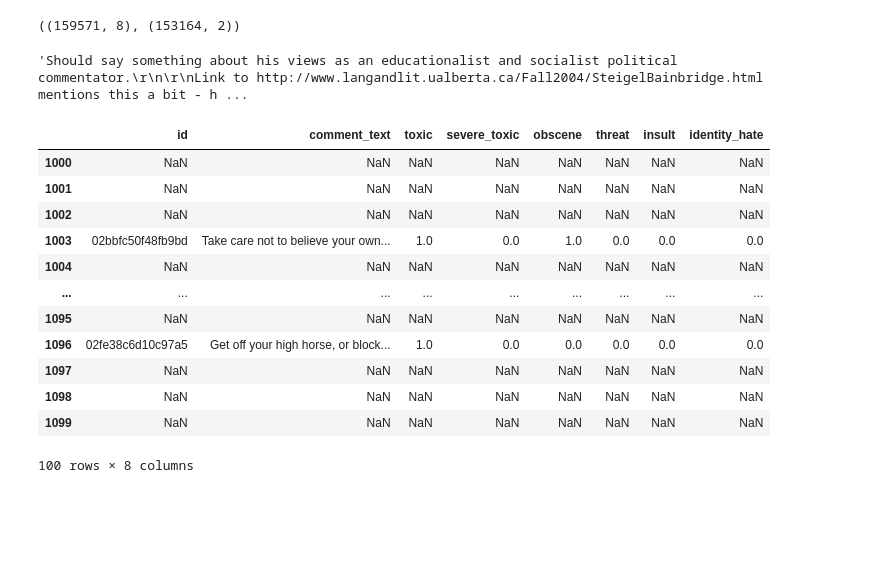
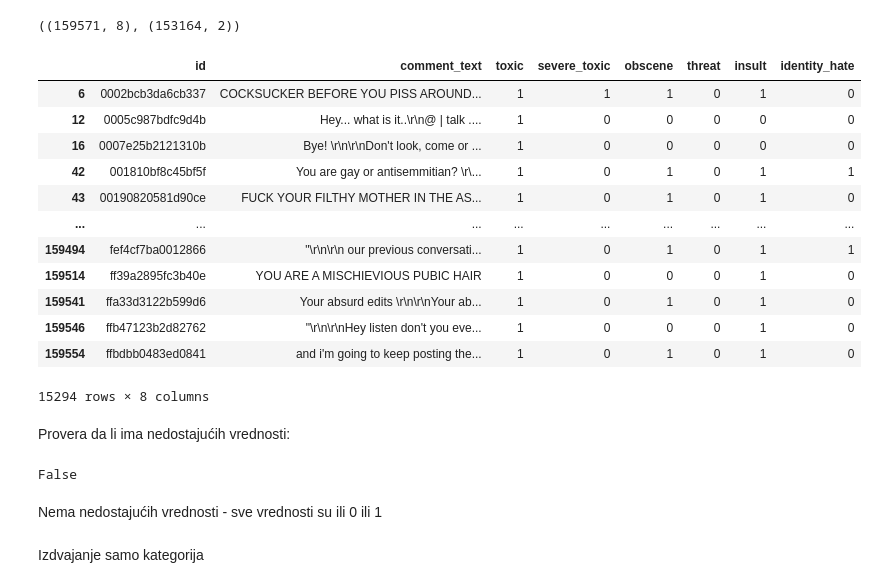
Before and after one commit to Anakin2012/ToxicCommentClassificationChallenge, a Jupyter notebook: 01.ipynb, the cells around one changed output. Cells and saved outputs as stored; diff of their text form; code cells hidden in the pictures; blank space fills up the shorter version.

```diff
--- a/01.ipynb
+++ b/01.ipynb
@@ -33,23 +32,29 @@ test_data.head()
 train_data.shape, test_data.shape
 # %% [output]
 ((159571, 8), (153164, 2))
-# %%
-train_data.comment_text[123]
-# %% [output]
-'Should say something about his views as an educationalist and socialist political commentator.\r\n\r\nLink to http://www.langandlit.ualberta.ca/Fall2004/SteigelBainbridge.html mentions this a bit - h ...
-# %%
-train_data[1000:1100].where(train_data.toxic==1)
-# %% [output]
-|  | id | comment_text | toxic | severe_toxic | obscene | threat | insult | identity_hate |
-| 1000 | NaN | NaN | NaN | NaN | NaN | NaN | NaN | NaN |
-| 1001 | NaN | NaN | NaN | NaN | NaN | NaN | NaN | NaN |
-| 1002 | NaN | NaN | NaN | NaN | NaN | NaN | NaN | NaN |
-| 1003 | 02bbfc50f48fb9bd | Take care not to believe your own... | 1.0 | 0.0 | 1.0 | 0.0 | 0.0 | 0.0 |
-| 1004 | NaN | NaN | NaN | NaN | NaN | NaN | NaN | NaN |
-| ... | ... | ... | ... | ... | ... | ... | ... | ... |
-| 1095 | NaN | NaN | NaN | NaN | NaN | NaN | NaN | NaN |
-| 1096 | 02fe38c6d10c97a5 | Get off your high horse, or block... | 1.0 | 0.0 | 0.0 | 0.0 | 0.0 | 0.0 |
-| 1097 | NaN | NaN | NaN | NaN | NaN | NaN | NaN | NaN |
-| 1098 | NaN | NaN | NaN | NaN | NaN | NaN | NaN | NaN |
-| 1099 | NaN | NaN | NaN | NaN | NaN | NaN | NaN | NaN |
-100 rows × 8 columns
+# %%
+train_data[train_data['toxic'] == 1]
+# %% [output]
+|  | id | comment_text | toxic | severe_toxic | obscene | threat | insult | identity_hate |
+| 6 | 0002bcb3da6cb337 | COCKSUCKER BEFORE YOU PISS AROUND... | 1 | 1 | 1 | 0 | 1 | 0 |
+| 12 | 0005c987bdfc9d4b | Hey... what is it..\r\n@ | talk .... | 1 | 0 | 0 | 0 | 0 | 0 |
+| 16 | 0007e25b2121310b | Bye! \r\n\r\nDon't look, come or ... | 1 | 0 | 0 | 0 | 0 | 0 |
+| 42 | 001810bf8c45bf5f | You are gay or antisemmitian? \r\... | 1 | 0 | 1 | 0 | 1 | 1 |
+| 43 | 00190820581d90ce | FUCK YOUR FILTHY MOTHER IN THE AS... | 1 | 0 | 1 | 0 | 1 | 0 |
+| ... | ... | ... | ... | ... | ... | ... | ... | ... |
+| 159494 | fef4cf7ba0012866 | "\r\n\r\n our previous conversati... | 1 | 0 | 1 | 0 | 1 | 1 |
+| 159514 | ff39a2895fc3b40e | YOU ARE A MISCHIEVIOUS PUBIC HAIR | 1 | 0 | 0 | 0 | 1 | 0 |
+| 159541 | ffa33d3122b599d6 | Your absurd edits \r\n\r\nYour ab... | 1 | 0 | 1 | 0 | 1 | 0 |
+| 159546 | ffb47123b2d82762 | "\r\n\r\nHey listen don't you eve... | 1 | 0 | 0 | 0 | 1 | 0 |
+| 159554 | ffbdbb0483ed0841 | and i'm going to keep posting the... | 1 | 0 | 1 | 0 | 1 | 0 |
+15294 rows × 8 columns
+# %% [markdown]
+Provera da li ima nedostajućih vrednosti:
+# %%
+train_data.isnull().values.any()
+# %% [output]
+False
+# %% [markdown]
+Nema nedostajućih vrednosti - sve vrednosti su ili 0 ili 1
+# %% [markdown]
+Izdvajanje samo kategorija
```
Also changed, not shown: parts of 21 cells of this notebook, 2 other files.
